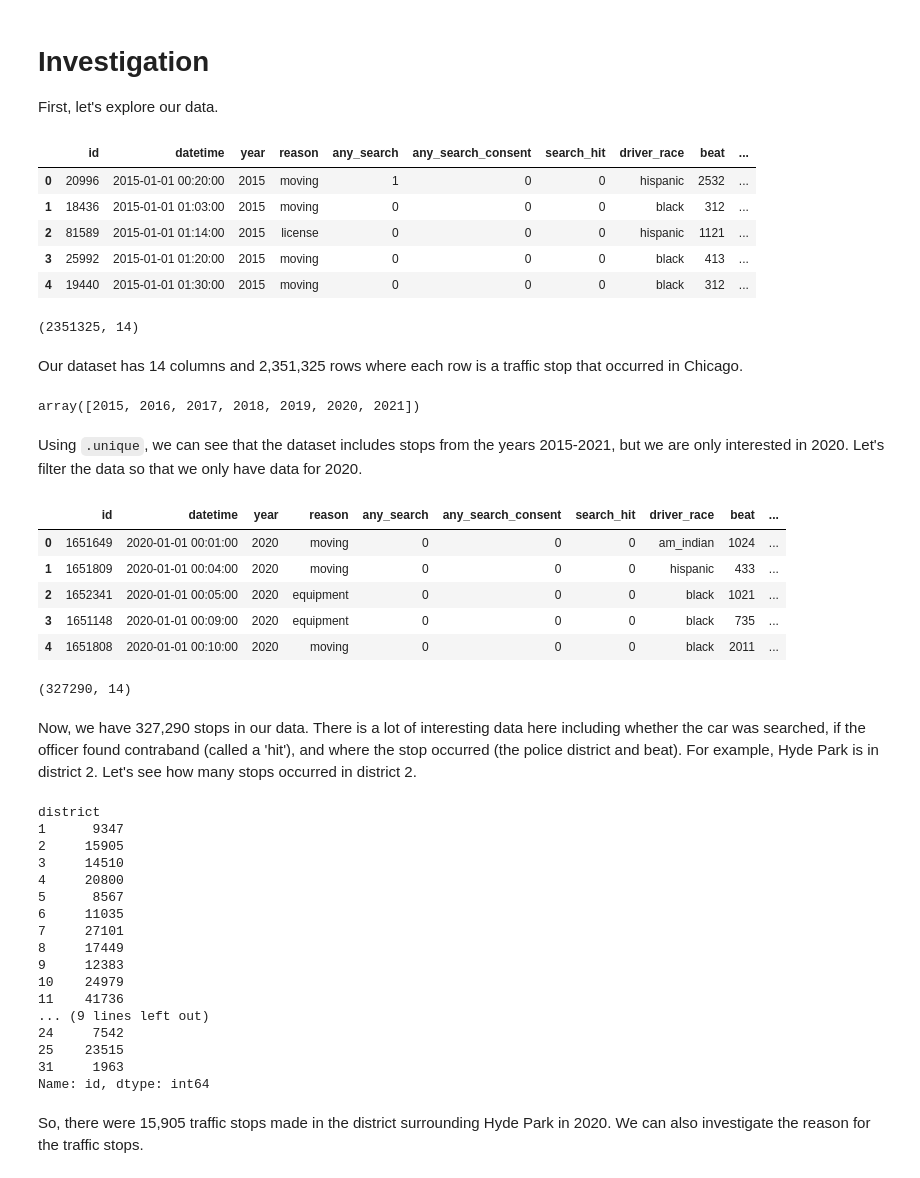
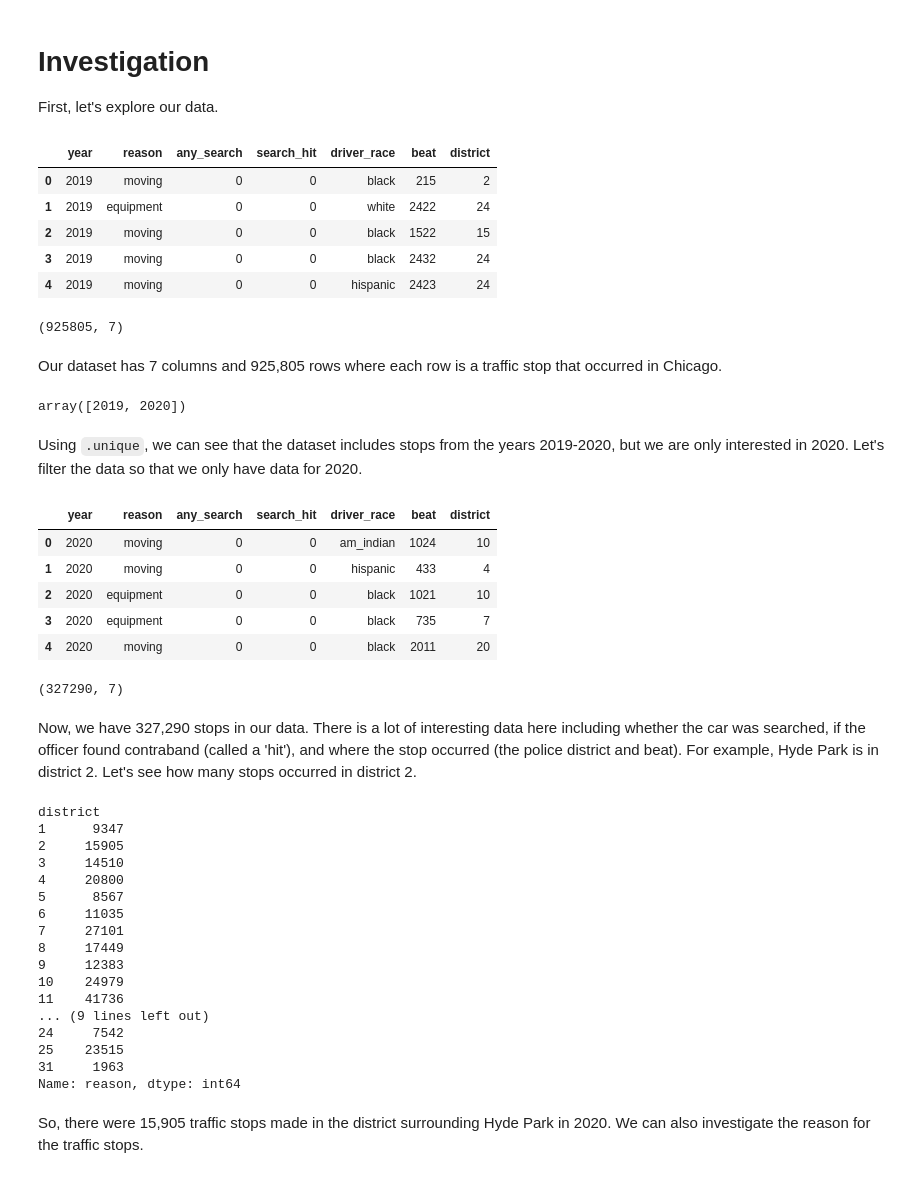
Before and after one commit to uchicago-dsi/textbook-datascience-1, a Jupyter notebook: textbook/16/2/investigation.ipynb, the cells around one changed output. Cells and saved outputs as stored; diff of their text form; code cells hidden in the pictures.

```diff
--- a/textbook/16/2/investigation.ipynb
+++ b/textbook/16/2/investigation.ipynb
@@ -5,45 +5,45 @@ import pandas as pd
 
 First, let's explore our data.
 # %%
-idot = pd.read_csv('./idot_clean.csv')
+idot = pd.read_csv('./idot_abbrv.csv')
 idot.head()
 # %% [output]
-|  | id | datetime | year | reason | any_search | any_search_consent | search_hit | driver_race | beat | ... |
-| 0 | 20996 | 2015-01-01 00:20:00 | 2015 | moving | 1 | 0 | 0 | hispanic | 2532 | ... |
-| 1 | 18436 | 2015-01-01 01:03:00 | 2015 | moving | 0 | 0 | 0 | black | 312 | ... |
-| 2 | 81589 | 2015-01-01 01:14:00 | 2015 | license | 0 | 0 | 0 | hispanic | 1121 | ... |
-| 3 | 25992 | 2015-01-01 01:20:00 | 2015 | moving | 0 | 0 | 0 | black | 413 | ... |
-| 4 | 19440 | 2015-01-01 01:30:00 | 2015 | moving | 0 | 0 | 0 | black | 312 | ... |
+|  | year | reason | any_search | search_hit | driver_race | beat | district |
+| 0 | 2019 | moving | 0 | 0 | black | 215 | 2 |
+| 1 | 2019 | equipment | 0 | 0 | white | 2422 | 24 |
+| 2 | 2019 | moving | 0 | 0 | black | 1522 | 15 |
+| 3 | 2019 | moving | 0 | 0 | black | 2432 | 24 |
+| 4 | 2019 | moving | 0 | 0 | hispanic | 2423 | 24 |
 # %%
 idot.shape
 # %% [output]
-(2351325, 14)
+(925805, 7)
 # %% [markdown]
-Our dataset has 14 columns and 2,351,325 rows where each row is a traffic stop that occurred in Chicago.
+Our dataset has 7 columns and 925,805 rows where each row is a traffic stop that occurred in Chicago.
 # %%
 idot.year.unique()
 # %% [output]
-array([2015, 2016, 2017, 2018, 2019, 2020, 2021])
+array([2019, 2020])
 # %% [markdown]
-Using `.unique`, we can see that the dataset includes stops from the years 2015-2021, but we are only interested in 2020. Let's filter the data so that we only have data for 2020.
+Using `.unique`, we can see that the dataset includes stops from the years 2019-2020, but we are only interested in 2020. Let's filter the data so that we only have data for 2020.
 # %%
 idot_20 = idot.loc[idot.year == 2020].reset_index(drop=True)
 idot_20.head()
 # %% [output]
-|  | id | datetime | year | reason | any_search | any_search_consent | search_hit | driver_race | beat | ... |
-| 0 | 1651649 | 2020-01-01 00:01:00 | 2020 | moving | 0 | 0 | 0 | am_indian | 1024 | ... |
-| 1 | 1651809 | 2020-01-01 00:04:00 | 2020 | moving | 0 | 0 | 0 | hispanic | 433 | ... |
-| 2 | 1652341 | 2020-01-01 00:05:00 | 2020 | equipment | 0 | 0 | 0 | black | 1021 | ... |
-| 3 | 1651148 | 2020-01-01 00:09:00 | 2020 | equipment | 0 | 0 | 0 | black | 735 | ... |
-| 4 | 1651808 | 2020-01-01 00:10:00 | 2020 | moving | 0 | 0 | 0 | black | 2011 | ... |
+|  | year | reason | any_search | search_hit | driver_race | beat | district |
+| 0 | 2020 | moving | 0 | 0 | am_indian | 1024 | 10 |
+| 1 | 2020 | moving | 0 | 0 | hispanic | 433 | 4 |
+| 2 | 2020 | equipment | 0 | 0 | black | 1021 | 10 |
+| 3 | 2020 | equipment | 0 | 0 | black | 735 | 7 |
+| 4 | 2020 | moving | 0 | 0 | black | 2011 | 20 |
 # %%
 idot_20.shape
 # %% [output]
-(327290, 14)
+(327290, 7)
 # %% [markdown]
 Now, we have 327,290 stops in our data. There is a lot of interesting data here including whether the car was searched, if the officer found contraband (called a 'hit'), and where the stop occurred (the police district and beat). For example, Hyde Park is in district 2. Let's see how many stops occurred in district 2.
 # %%
-idot_20.groupby("district")["id"].count()
+idot_20.groupby("district")["reason"].count()
 # %% [output]
 district
 1      9347
@@ -61,7 +61,7 @@ district
 24     7542
 25    23515
 31     1963
-Name: id, dtype: int64
+Name: reason, dtype: int64
 # %% [markdown]
 So, there were 15,905 traffic stops made in the district surrounding Hyde Park in 2020. We can also investigate the reason for the traffic stops.
 # %%
```
Also changed, not shown: parts of 2 cells of this notebook.
